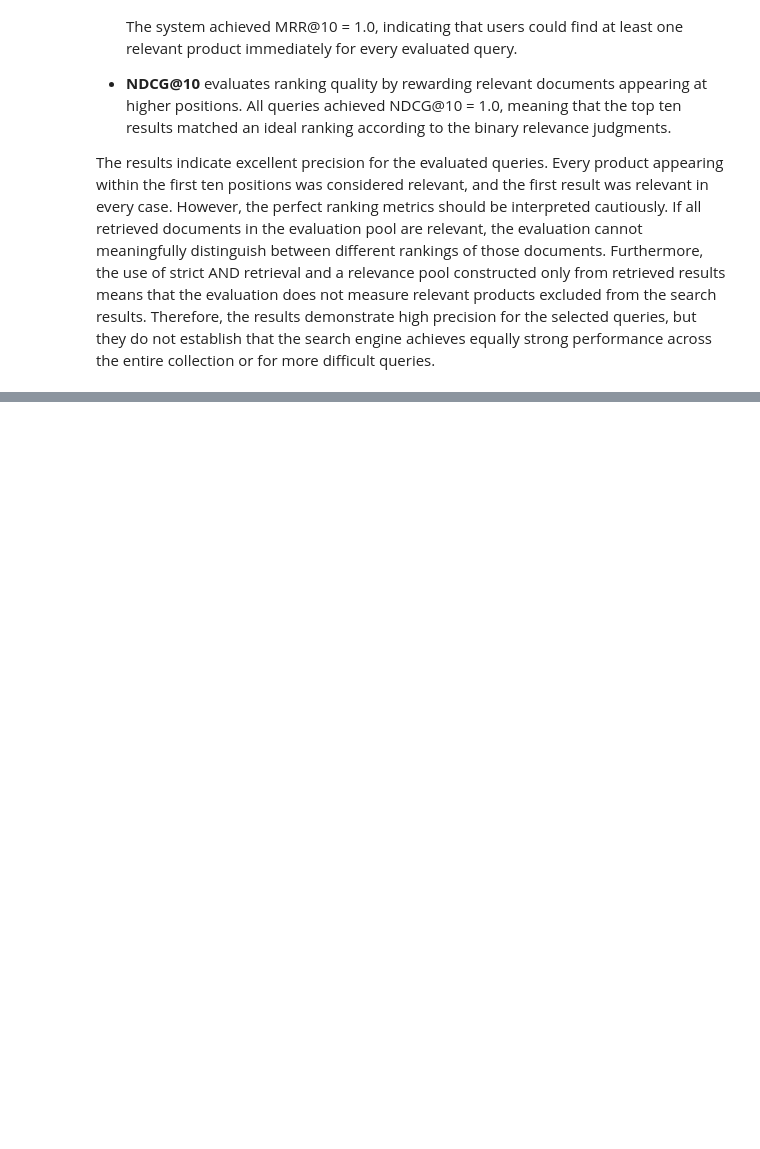
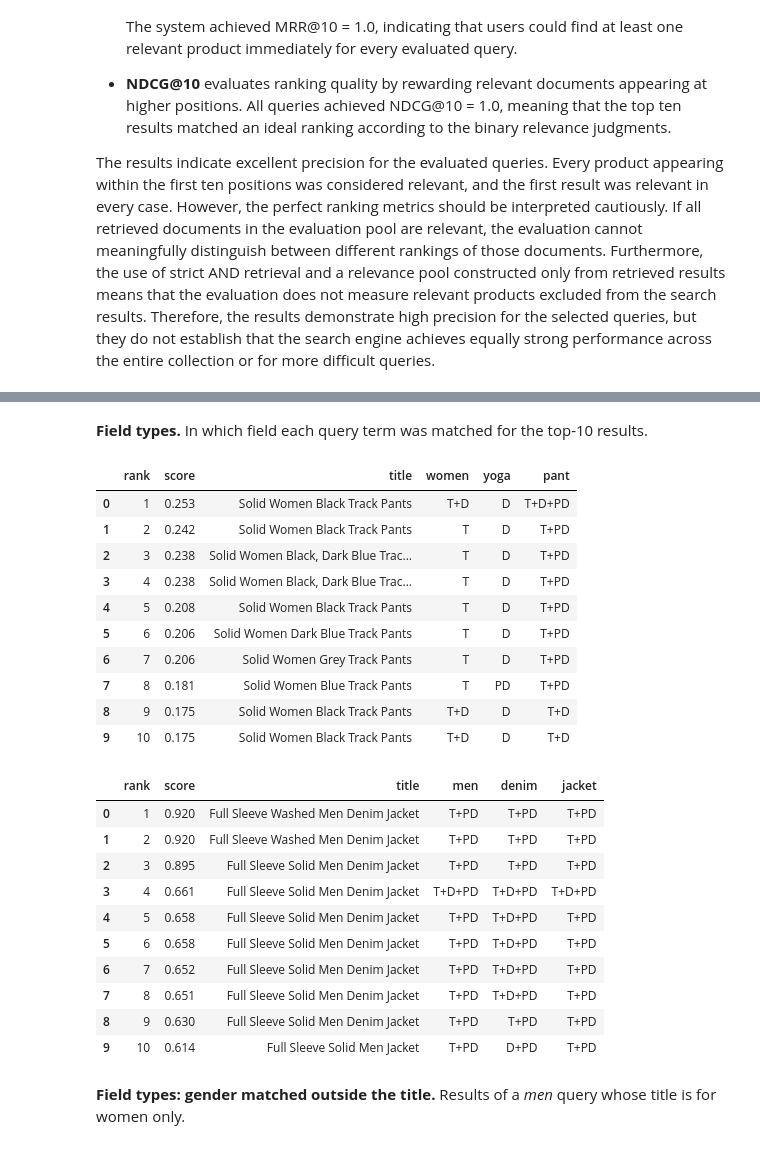
Before and after one commit to Mousemices/R-part1, a Jupyter notebook: project_progress/part_2/02_indexing_evaluation.ipynb, the cells around one changed output, grey strips where cells are left out. Saved outputs shown, nothing was run; the diff lists cells and outputs as text; code cells hidden in the pictures; blank space fills up the shorter version.

```diff
--- a/project_progress/part_2/02_indexing_evaluation.ipynb
+++ b/project_progress/part_2/02_indexing_evaluation.ipynb
@@ -838,0 +1001,45 @@ The results indicate excellent precision for the evaluated queries. Every produc
+# %% [markdown]
+**Field types.** In which field each query term was matched for the top-10 results.
+# %%
+# For the top-K of a query: in which field each query term appears (T = title, D = description, PD = product details)
+def term_fields_in_top_k(query, k=10):
+    fields = (("T", "title_tokens"), ("D", "description_tokens"), ("PD", "product_details_tokens"))
+    query_terms = list(dict.fromkeys(preprocess_text(query)))
+
+    rows = []
+    for rank, (pid, score) in enumerate(search_tfidf(query, index, idf)[:k], start=1):
+        product = products_by_pid[pid]
+        row = {"rank": rank, "score": round(score, 3), "title": product["title"]}
+        for term in query_terms:
+            row[term] = "+".join(name for name, key in fields if term in product[key])
+        rows.append(row)
+    return pd.DataFrame(rows)
+
+
+display(term_fields_in_top_k("women yoga pants"))
+display(term_fields_in_top_k("men denim jacket"))
+# %% [output]
+|  | rank | score | title | women | yoga | pant |
+| 0 | 1 | 0.253 | Solid Women Black Track Pants | T+D | D | T+D+PD |
+| 1 | 2 | 0.242 | Solid Women Black Track Pants | T | D | T+PD |
+| 2 | 3 | 0.238 | Solid Women Black, Dark Blue Trac... | T | D | T+PD |
+| 3 | 4 | 0.238 | Solid Women Black, Dark Blue Trac... | T | D | T+PD |
+| 4 | 5 | 0.208 | Solid Women Black Track Pants | T | D | T+PD |
+| 5 | 6 | 0.206 | Solid Women Dark Blue Track Pants | T | D | T+PD |
+| 6 | 7 | 0.206 | Solid Women Grey Track Pants | T | D | T+PD |
+| 7 | 8 | 0.181 | Solid Women Blue Track Pants | T | PD | T+PD |
+| 8 | 9 | 0.175 | Solid Women Black Track Pants | T+D | D | T+D |
+| 9 | 10 | 0.175 | Solid Women Black Track Pants | T+D | D | T+D |
+|  | rank | score | title | men | denim | jacket |
+| 0 | 1 | 0.920 | Full Sleeve Washed Men Denim Jacket | T+PD | T+PD | T+PD |
+| 1 | 2 | 0.920 | Full Sleeve Washed Men Denim Jacket | T+PD | T+PD | T+PD |
+| 2 | 3 | 0.895 | Full Sleeve Solid Men Denim Jacket | T+PD | T+PD | T+PD |
+| 3 | 4 | 0.661 | Full Sleeve Solid Men Denim Jacket | T+D+PD | T+D+PD | T+D+PD |
+| 4 | 5 | 0.658 | Full Sleeve Solid Men Denim Jacket | T+PD | T+D+PD | T+PD |
+| 5 | 6 | 0.658 | Full Sleeve Solid Men Denim Jacket | T+PD | T+D+PD | T+PD |
+| 6 | 7 | 0.652 | Full Sleeve Solid Men Denim Jacket | T+PD | T+D+PD | T+PD |
+| 7 | 8 | 0.651 | Full Sleeve Solid Men Denim Jacket | T+PD | T+D+PD | T+PD |
+| 8 | 9 | 0.630 | Full Sleeve Solid Men Denim Jacket | T+PD | T+PD | T+PD |
+| 9 | 10 | 0.614 | Full Sleeve Solid Men Jacket | T+PD | D+PD | T+PD |
+# %% [markdown]
+**Field types: gender matched outside the title.** Results of a *men* query whose title is for women only.
```
Also changed, not shown: parts of 19 cells of this notebook, 6 other files.
